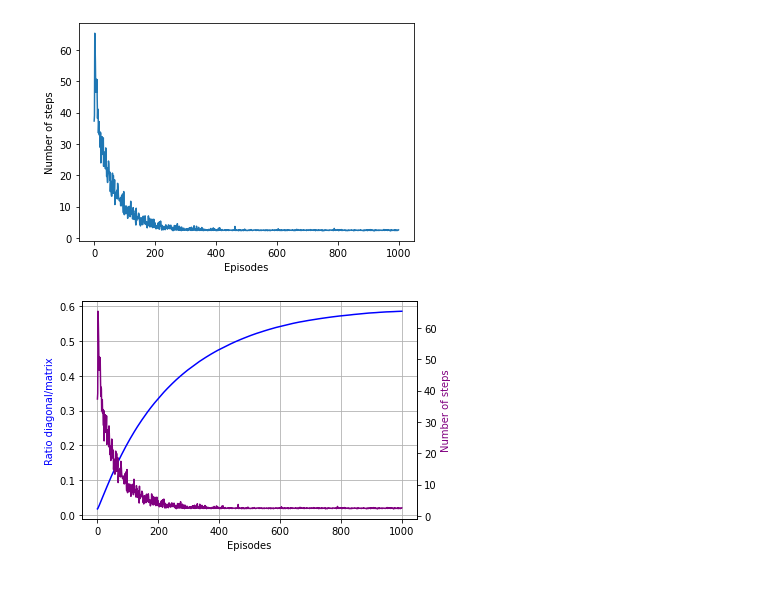
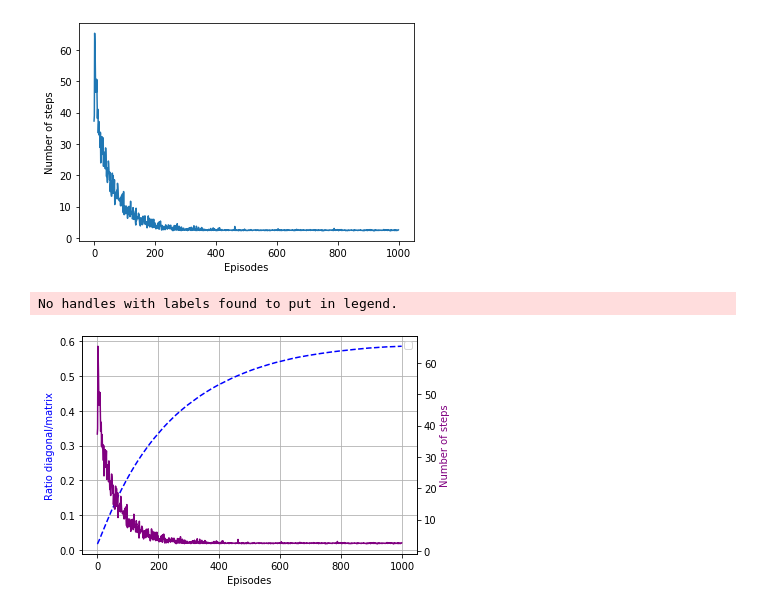
Before and after one commit to FMZennaro/CTF-RL, a Jupyter notebook: Simulation1/Simulation1.ipynb, the cells around one changed output. Cells and saved outputs as stored; diff of their text form; code cells hidden in the pictures.

```diff
--- a/Simulation1/Simulation1.ipynb
+++ b/Simulation1/Simulation1.ipynb
@@ -224,19 +229,19 @@ plt.ylabel('Number of steps')
 Text(0, 0.5, 'Number of steps')
 [figure]
 # %%
-
 _,ax1 = plt.subplots()
 plt.grid()
-ax1.plot(range(nepisodes),l,c='blue')
+ax1.plot(range(nepisodes),l,c='blue',linestyle='dashed')
 
 ax1.set_xlabel('Episodes')
 ax1.set_ylabel('Ratio diagonal/matrix',c='blue')
 
 ax2 = ax1.twinx()
 ax2.plot(range(nepisodes),np.mean(steps,axis=0),c='purple')
 ax2.set_ylabel('Number of steps',c='purple')
 
-
+plt.legend()
 plt.savefig('simul1_plots')
 # %% [output]
+No handles with labels found to put in legend.
-[figure, old version]
+[figure, new version]
```
Also changed, not shown: parts of 3 cells of this notebook, 4 other files.
